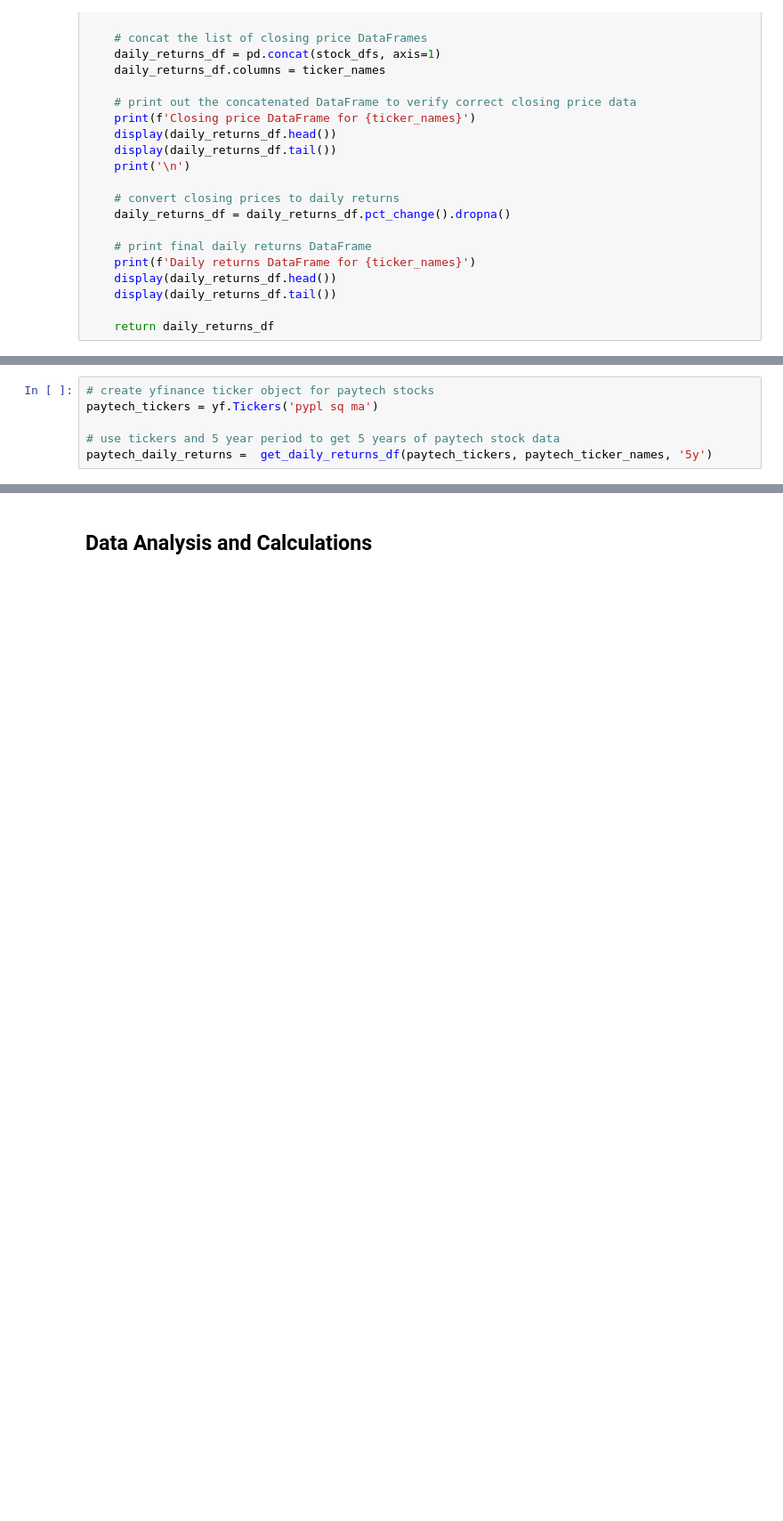
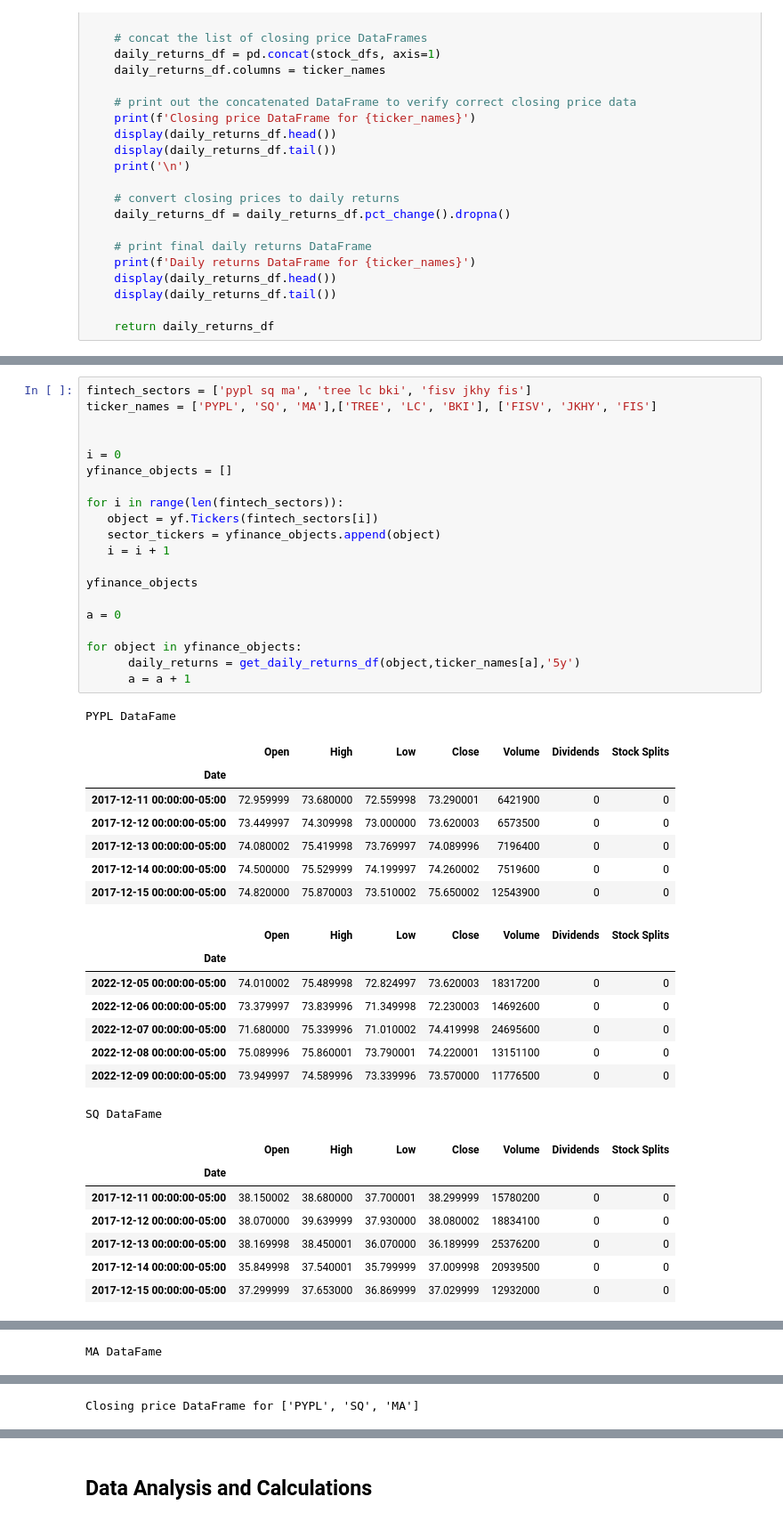
Before and after one commit to fintech-quagga-group/fintech-sector-portfolio-analysis, a Jupyter notebook: fintech-sector-portfolio-analysis.ipynb, the cells around one changed output, grey strips where cells are left out. Shown at 89% size. Saved outputs shown, nothing was run; the diff lists cells and outputs as text; blank space fills up the shorter version.

Commit message:
Update code to decrease redundancy: dataframes

```diff
--- a/fintech-sector-portfolio-analysis.ipynb
+++ b/fintech-sector-portfolio-analysis.ipynb
@@ -85,6 +83,44 @@ banking_ticker_names = ['FISV', 'JKHY', 'FIS']
 # %%
-# create yfinance ticker object for paytech stocks
-paytech_tickers = yf.Tickers('pypl sq ma')
+fintech_sectors = ['pypl sq ma', 'tree lc bki', 'fisv jkhy fis']
+ticker_names = ['PYPL', 'SQ', 'MA'],['TREE', 'LC', 'BKI'], ['FISV', 'JKHY', 'FIS']
 
-# use tickers and 5 year period to get 5 years of paytech stock data
-paytech_daily_returns =  get_daily_returns_df(paytech_tickers, paytech_ticker_names, '5y')
+
+i = 0
+yfinance_objects = []
+
+for i in range(len(fintech_sectors)):
+   object = yf.Tickers(fintech_sectors[i])
+   sector_tickers = yfinance_objects.append(object)
+   i = i + 1
+
+yfinance_objects
+
+a = 0
+
+for object in yfinance_objects:
+      daily_returns = get_daily_returns_df(object,ticker_names[a],'5y')
+      a = a + 1
+# %% [output]
+PYPL DataFame
+|  | Open | High | Low | Close | Volume | Dividends | Stock Splits |
+| Date |  |  |  |  |  |  |  |
+| 2017-12-11 00:00:00-05:00 | 72.959999 | 73.680000 | 72.559998 | 73.290001 | 6421900 | 0 | 0 |
+| 2017-12-12 00:00:00-05:00 | 73.449997 | 74.309998 | 73.000000 | 73.620003 | 6573500 | 0 | 0 |
+| 2017-12-13 00:00:00-05:00 | 74.080002 | 75.419998 | 73.769997 | 74.089996 | 7196400 | 0 | 0 |
+| 2017-12-14 00:00:00-05:00 | 74.500000 | 75.529999 | 74.199997 | 74.260002 | 7519600 | 0 | 0 |
+| 2017-12-15 00:00:00-05:00 | 74.820000 | 75.870003 | 73.510002 | 75.650002 | 12543900 | 0 | 0 |
+|  | Open | High | Low | Close | Volume | Dividends | Stock Splits |
+| Date |  |  |  |  |  |  |  |
+| 2022-12-05 00:00:00-05:00 | 74.010002 | 75.489998 | 72.824997 | 73.620003 | 18317200 | 0 | 0 |
+| 2022-12-06 00:00:00-05:00 | 73.379997 | 73.839996 | 71.349998 | 72.230003 | 14692600 | 0 | 0 |
+| 2022-12-07 00:00:00-05:00 | 71.680000 | 75.339996 | 71.010002 | 74.419998 | 24695600 | 0 | 0 |
+| 2022-12-08 00:00:00-05:00 | 75.089996 | 75.860001 | 73.790001 | 74.220001 | 13151100 | 0 | 0 |
+| 2022-12-09 00:00:00-05:00 | 73.949997 | 74.589996 | 73.339996 | 73.570000 | 11776500 | 0 | 0 |
+SQ DataFame
+|  | Open | High | Low | Close | Volume | Dividends | Stock Splits |
+| Date |  |  |  |  |  |  |  |
+| 2017-12-11 00:00:00-05:00 | 38.150002 | 38.680000 | 37.700001 | 38.299999 | 15780200 | 0 | 0 |
+| 2017-12-12 00:00:00-05:00 | 38.070000 | 39.639999 | 37.930000 | 38.080002 | 18834100 | 0 | 0 |
+| 2017-12-13 00:00:00-05:00 | 38.169998 | 38.450001 | 36.070000 | 36.189999 | 25376200 | 0 | 0 |
+| 2017-12-14 00:00:00-05:00 | 35.849998 | 37.540001 | 35.799999 | 37.009998 | 20939500 | 0 | 0 |
+| 2017-12-15 00:00:00-05:00 | 37.299999 | 37.653000 | 36.869999 | 37.029999 | 12932000 | 0 | 0 |
@@ -90,0 +134 @@ paytech_daily_returns =  get_daily_returns_df(paytech_tickers, paytech_ticker_na
+MA DataFame
@@ -90,0 +149 @@ paytech_daily_returns =  get_daily_returns_df(paytech_tickers, paytech_ticker_na
+Closing price DataFrame for ['PYPL', 'SQ', 'MA']
```
Also changed, not shown: parts of 8 cells of this notebook.
